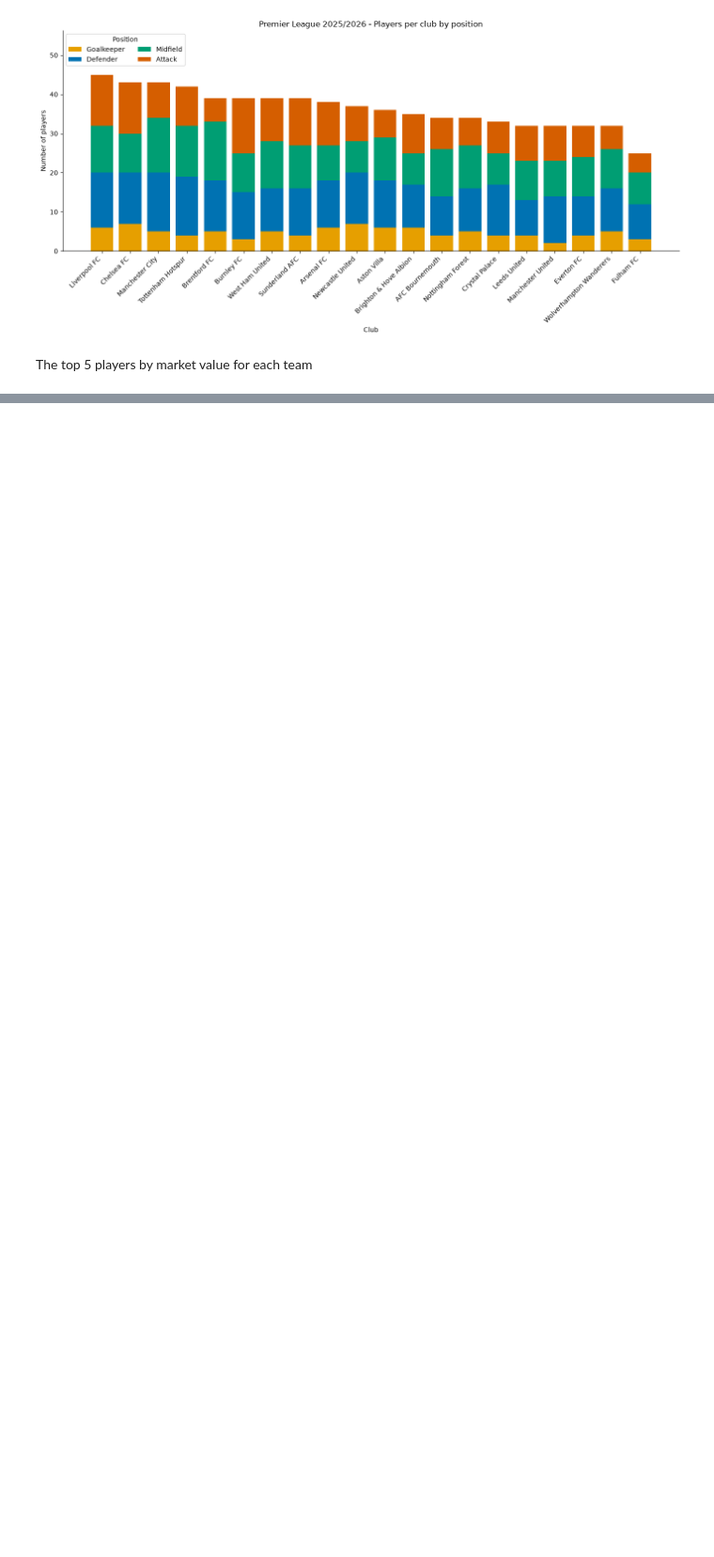
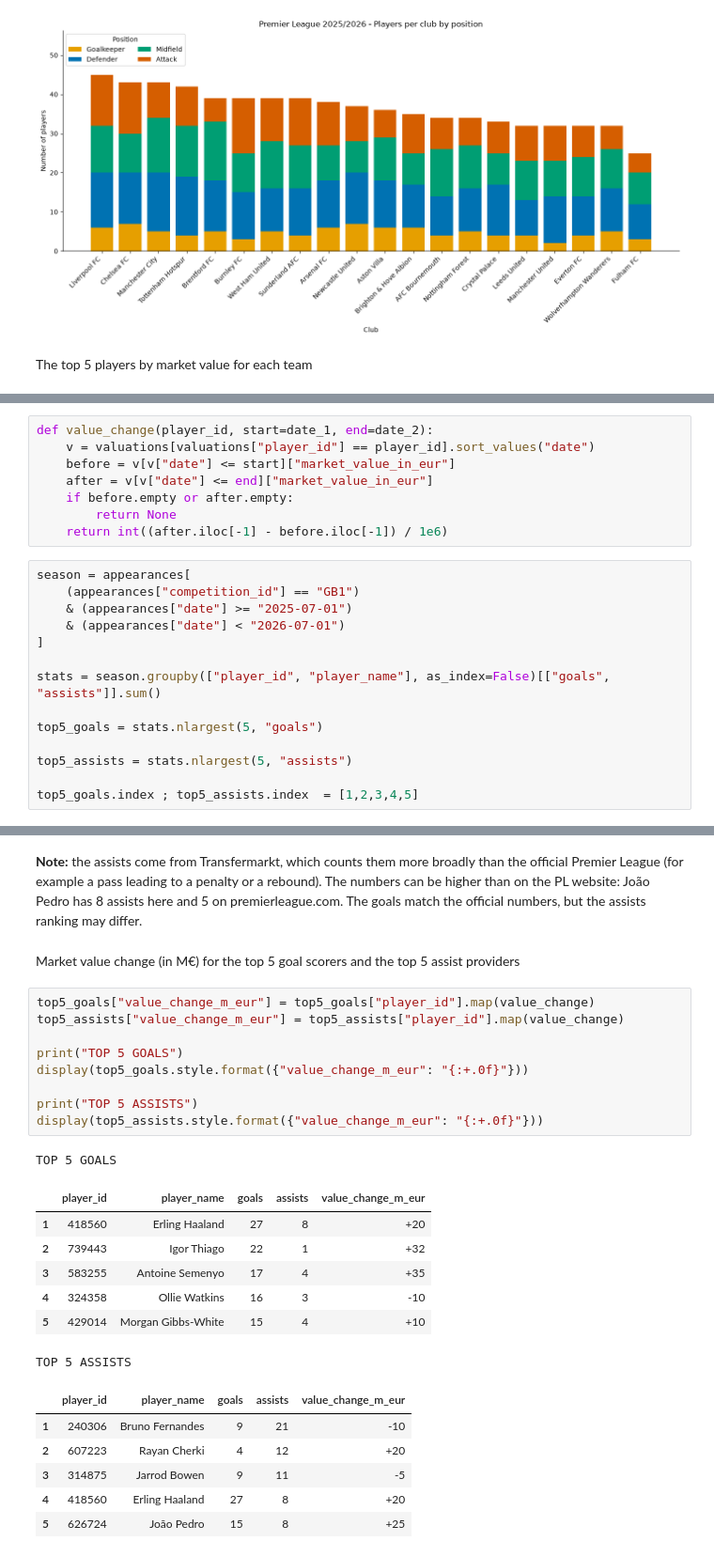
Before and after one commit to htm21/premier-league-market-value, a Jupyter notebook: notebooks/03_general_analysis.ipynb, the cells around one changed output, grey strips where cells are left out. Shown at 94% size. Cells and saved outputs as stored; diff of their text form; blank space fills up the shorter version.

```diff
--- a/notebooks/03_general_analysis.ipynb
+++ b/notebooks/03_general_analysis.ipynb
@@ -198,0 +283,22 @@ plt.show()
+# %%
+def value_change(player_id, start=date_1, end=date_2):
+    v = valuations[valuations["player_id"] == player_id].sort_values("date")
+    before = v[v["date"] <= start]["market_value_in_eur"]
+    after = v[v["date"] <= end]["market_value_in_eur"]
+    if before.empty or after.empty:
+        return None
+    return int((after.iloc[-1] - before.iloc[-1]) / 1e6)
+# %%
+season = appearances[
+    (appearances["competition_id"] == "GB1")
+    & (appearances["date"] >= "2025-07-01")
+    & (appearances["date"] < "2026-07-01")
+]
+
+stats = season.groupby(["player_id", "player_name"], as_index=False)[["goals", "assists"]].sum()
+
+top5_goals = stats.nlargest(5, "goals")
+
+top5_assists = stats.nlargest(5, "assists")
+
+top5_goals.index ; top5_assists.index  = [1,2,3,4,5]
@@ -198,0 +327,28 @@ plt.show()
+# %% [markdown]
+**Note:** the assists come from Transfermarkt, which counts them more broadly than the official Premier League (for example a pass leading to a penalty or a rebound). The numbers can be higher than on the PL website: João Pedro has 8 assists here and 5 on premierleague.com. The goals match the official numbers, but the assists ranking may differ.
+# %% [markdown]
+Market value change (in M€) for the top 5 goal scorers and the top 5 assist providers
+# %%
+top5_goals["value_change_m_eur"] = top5_goals["player_id"].map(value_change)
+top5_assists["value_change_m_eur"] = top5_assists["player_id"].map(value_change)
+
+print("TOP 5 GOALS")
+display(top5_goals.style.format({"value_change_m_eur": "{:+.0f}"}))
+
+print("TOP 5 ASSISTS")
+display(top5_assists.style.format({"value_change_m_eur": "{:+.0f}"}))
+# %% [output]
+TOP 5 GOALS
+|  | player_id | player_name | goals | assists | value_change_m_eur |
+| 1 | 418560 | Erling Haaland | 27 | 8 | +20 |
+| 2 | 739443 | Igor Thiago | 22 | 1 | +32 |
+| 3 | 583255 | Antoine Semenyo | 17 | 4 | +35 |
+| 4 | 324358 | Ollie Watkins | 16 | 3 | -10 |
+| 5 | 429014 | Morgan Gibbs-White | 15 | 4 | +10 |
+TOP 5 ASSISTS
+|  | player_id | player_name | goals | assists | value_change_m_eur |
+| 1 | 240306 | Bruno Fernandes | 9 | 21 | -10 |
+| 2 | 607223 | Rayan Cherki | 4 | 12 | +20 |
+| 3 | 314875 | Jarrod Bowen | 9 | 11 | -5 |
+| 4 | 418560 | Erling Haaland | 27 | 8 | +20 |
+| 5 | 626724 | João Pedro | 15 | 8 | +25 |
```
Also changed, not shown: parts of 12 cells of this notebook, 1 other file.
